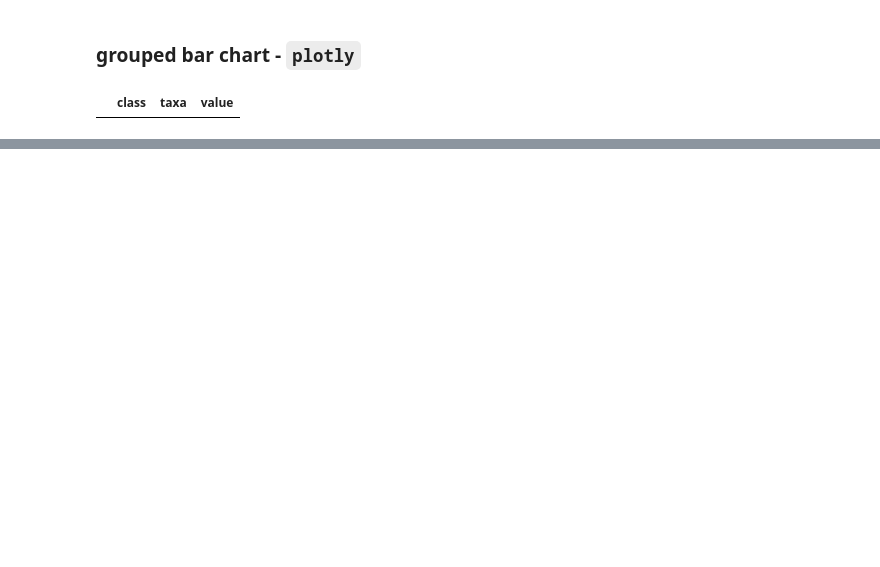
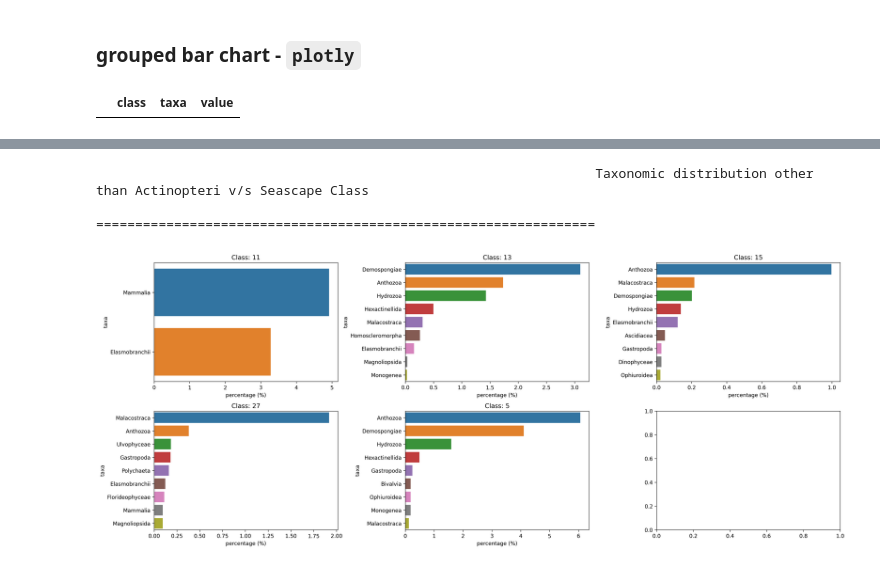
Before and after one commit to ayushanand18/obis-research, a Jupyter notebook: notebooks/seascapes-taxonomic-differences.ipynb, the cells around one changed output, grey strips where cells are left out. Drawn from its saved outputs; the diff is of its cells as text; code cells hidden in the pictures; blank space fills up the shorter version.

Commit message:
distribution plots| seascapes_taxonomic_differences

```diff
--- a/notebooks/seascapes-taxonomic-differences.ipynb
+++ b/notebooks/seascapes-taxonomic-differences.ipynb
@@ -425,0 +446,21 @@ fig.show()
+# %%
+print("\t\t\t\t\t\t\t\tTaxonomic distribution other than Actinopteri v/s Seascape Class")
+print("\t\t\t\t\t\t\t\t================================================================")
+fig, ax = plt.subplots(2, 3)
+j, k = 0, 0
+fig.set_size_inches(20,8)
+fig.set_dpi(300)
+for i in _df[_df["taxa"]!='Actinopteri']["class"].unique():
+    sns.barplot(data=_df[_df["taxa"]!='Actinopteri'][_df[_df["taxa"]!='Actinopteri']["class"]==i], x = "value", y="taxa", ax = ax[j][k])
+
+    ax[j][k].set_title(f"Class: {i}")
+    ax[j][k].set_xlabel("percentage (%)")
+    if k==2:
+        j = 1
+    k = (k+1)%3
+    fig.tight_layout(pad=1)
+plt.show()
+# %% [output]
+                                                                Taxonomic distribution other than Actinopteri v/s Seascape Class
+                                                                ================================================================
+[figure, added]
```
Also changed, not shown: parts of 5 cells of this notebook.
